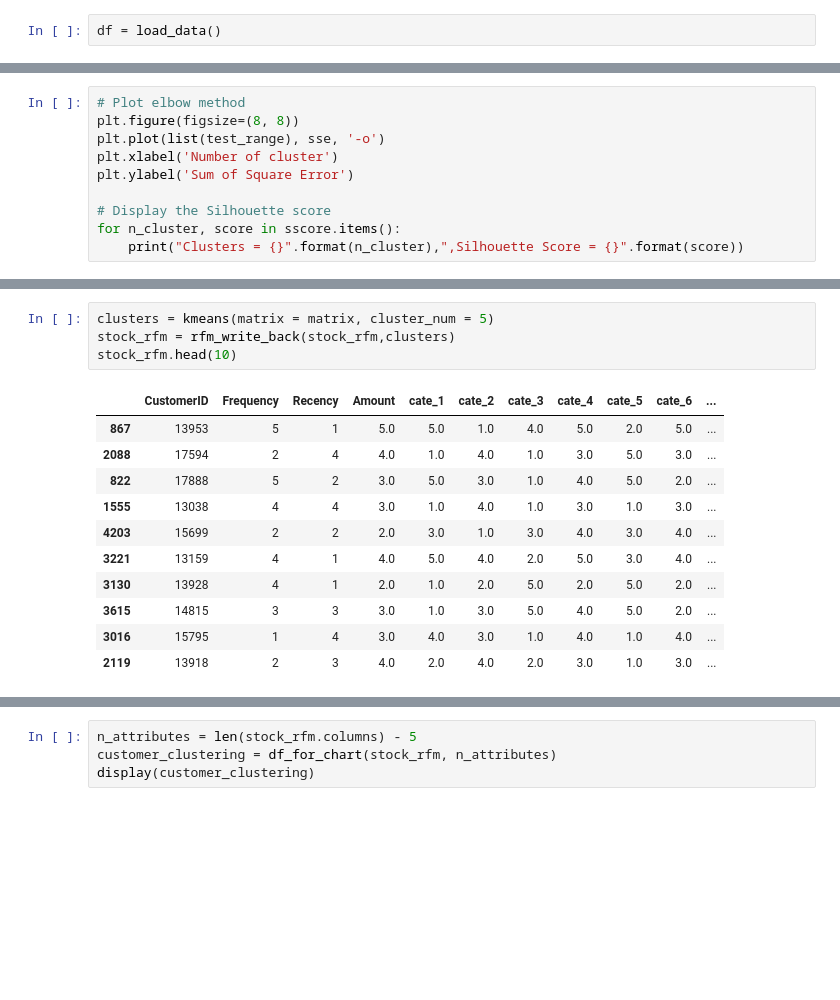
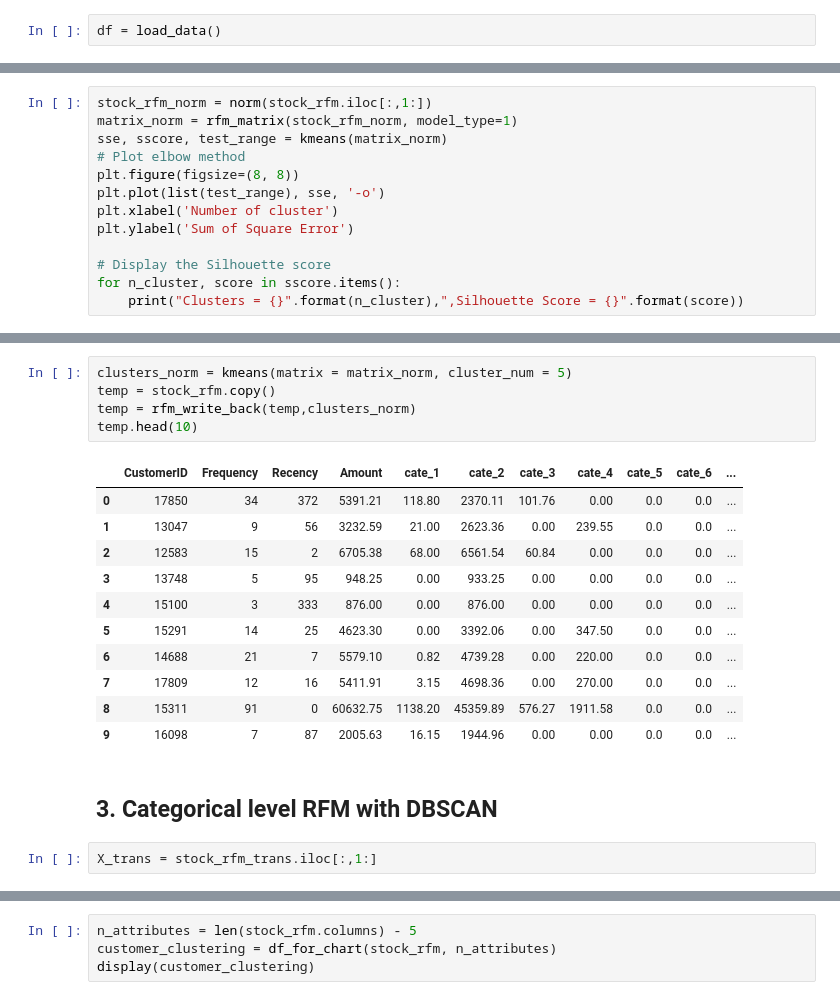
Before and after one commit to fay067/CSC522_P08_Project, a Jupyter notebook: stock_prod_clustering.ipynb, the cells around one changed output, grey strips where cells are left out. Cells and saved outputs as stored; diff of their text form; blank space fills up the shorter version.

Commit message:
add DBSCAN

```diff
--- a/stock_prod_clustering.ipynb
+++ b/stock_prod_clustering.ipynb
@@ -39,4 +91,7 @@ sse, sscore, test_range = kmeans(matrix)
 # %%
+stock_rfm_norm = norm(stock_rfm.iloc[:,1:])
+matrix_norm = rfm_matrix(stock_rfm_norm, model_type=1)
+sse, sscore, test_range = kmeans(matrix_norm)
 # Plot elbow method
 plt.figure(figsize=(8, 8))
 plt.plot(list(test_range), sse, '-o')
@@ -64,16 +136,21 @@ Clusters = 14 ,Silhouette Score = 0.16573
 # %%
-clusters = kmeans(matrix = matrix, cluster_num = 5)
-stock_rfm = rfm_write_back(stock_rfm,clusters)
-stock_rfm.head(10)
+clusters_norm = kmeans(matrix = matrix_norm, cluster_num = 5)
+temp = stock_rfm.copy()
+temp = rfm_write_back(temp,clusters_norm)
+temp.head(10)
 # %% [output]
 |  | CustomerID | Frequency | Recency | Amount | cate_1 | cate_2 | cate_3 | cate_4 | cate_5 | cate_6 | ... |
-| 867 | 13953 | 5 | 1 | 5.0 | 5.0 | 1.0 | 4.0 | 5.0 | 2.0 | 5.0 | ... |
-| 2088 | 17594 | 2 | 4 | 4.0 | 1.0 | 4.0 | 1.0 | 3.0 | 5.0 | 3.0 | ... |
-| 822 | 17888 | 5 | 2 | 3.0 | 5.0 | 3.0 | 1.0 | 4.0 | 5.0 | 2.0 | ... |
-| 1555 | 13038 | 4 | 4 | 3.0 | 1.0 | 4.0 | 1.0 | 3.0 | 1.0 | 3.0 | ... |
-| 4203 | 15699 | 2 | 2 | 2.0 | 3.0 | 1.0 | 3.0 | 4.0 | 3.0 | 4.0 | ... |
-| 3221 | 13159 | 4 | 1 | 4.0 | 5.0 | 4.0 | 2.0 | 5.0 | 3.0 | 4.0 | ... |
-| 3130 | 13928 | 4 | 1 | 2.0 | 1.0 | 2.0 | 5.0 | 2.0 | 5.0 | 2.0 | ... |
-| 3615 | 14815 | 3 | 3 | 3.0 | 1.0 | 3.0 | 5.0 | 4.0 | 5.0 | 2.0 | ... |
-| 3016 | 15795 | 1 | 4 | 3.0 | 4.0 | 3.0 | 1.0 | 4.0 | 1.0 | 4.0 | ... |
-| 2119 | 13918 | 2 | 3 | 4.0 | 2.0 | 4.0 | 2.0 | 3.0 | 1.0 | 3.0 | ... |
+| 0 | 17850 | 34 | 372 | 5391.21 | 118.80 | 2370.11 | 101.76 | 0.00 | 0.0 | 0.0 | ... |
+| 1 | 13047 | 9 | 56 | 3232.59 | 21.00 | 2623.36 | 0.00 | 239.55 | 0.0 | 0.0 | ... |
+| 2 | 12583 | 15 | 2 | 6705.38 | 68.00 | 6561.54 | 60.84 | 0.00 | 0.0 | 0.0 | ... |
+| 3 | 13748 | 5 | 95 | 948.25 | 0.00 | 933.25 | 0.00 | 0.00 | 0.0 | 0.0 | ... |
+| 4 | 15100 | 3 | 333 | 876.00 | 0.00 | 876.00 | 0.00 | 0.00 | 0.0 | 0.0 | ... |
+| 5 | 15291 | 14 | 25 | 4623.30 | 0.00 | 3392.06 | 0.00 | 347.50 | 0.0 | 0.0 | ... |
+| 6 | 14688 | 21 | 7 | 5579.10 | 0.82 | 4739.28 | 0.00 | 220.00 | 0.0 | 0.0 | ... |
+| 7 | 17809 | 12 | 16 | 5411.91 | 3.15 | 4698.36 | 0.00 | 270.00 | 0.0 | 0.0 | ... |
+| 8 | 15311 | 91 | 0 | 60632.75 | 1138.20 | 45359.89 | 576.27 | 1911.58 | 0.0 | 0.0 | ... |
+| 9 | 16098 | 7 | 87 | 2005.63 | 16.15 | 1944.96 | 0.00 | 0.00 | 0.0 | 0.0 | ... |
+# %% [markdown]
+## 3. Categorical level RFM with DBSCAN
+# %%
+X_trans = stock_rfm_trans.iloc[:,1:]
```
Also changed, not shown: parts of 18 cells of this notebook.
